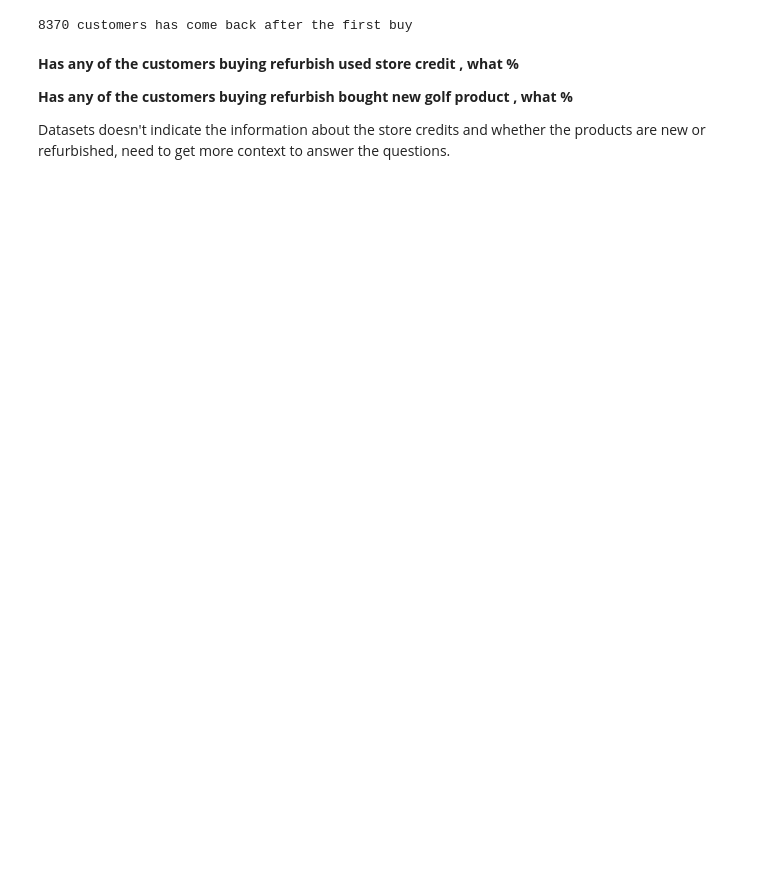
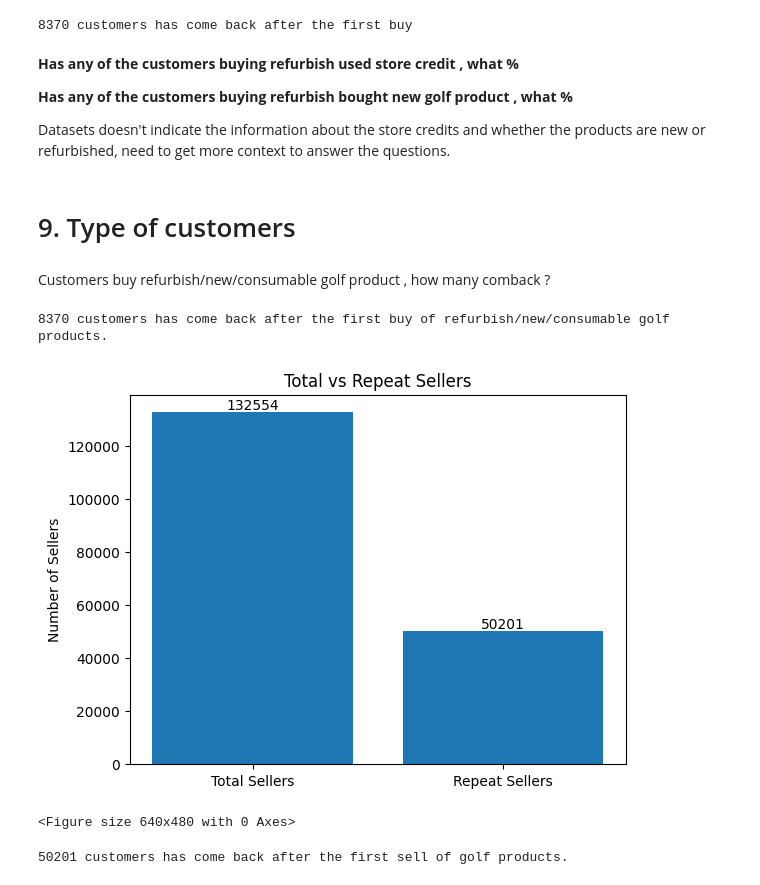
Before and after one commit to PavelZarankin/Cohora_task, a Jupyter notebook: Solutions.ipynb, the cells around one changed output. Drawn from its saved outputs; the diff is of its cells as text; code cells hidden in the pictures; blank space fills up the shorter version.

```diff
--- a/Solutions.ipynb
+++ b/Solutions.ipynb
@@ -561,3 +576,39 @@ print(f'{repeat_customer_count} customers has come back after the first buy.')
 **Has any of the customers buying refurbish bought new golf product , what %**
 
 Datasets doesn't indicate the information about the store credits and whether the products are new or refurbished, need to get more context to answer the questions.
+# %% [markdown]
+# 9. Type of customers
+# %% [markdown]
+Customers buy refurbish/new/consumable golf product  , how many comback ?
+# %%
+print(f'{repeat_customer_count} customers has come back after the first buy of refurbish/new/consumable golf products.')
+# %% [output]
+8370 customers has come back after the first buy of refurbish/new/consumable golf products.
+# %%
+customer_seller_counts = df_orders.groupby('customer_id').size()
+
+# Step 2: Identify repeat customers (more than 1 purchase)
+repeat_sellers = customer_seller_counts[customer_seller_counts > 1].index
+repeat_sellers_count = len(repeat_sellers)
+total_sellers = df_orders['customer_id'].nunique()
+# %%
+categories = ['Total Sellers', 'Repeat Sellers']
+counts = [total_sellers, repeat_sellers_count]
+plt.bar(categories, counts)
+plt.ylabel('Number of Sellers')
+plt.title('Total vs Repeat Sellers')
+
+# Annotate the bar plot with values
+for i, count in enumerate(counts):
+    plt.text(i, count + 0.1, str(count), ha='center', va='bottom')
+
+# Display the plot
+plt.show()
+plt.savefig('repeat_sellers.png', dpi=300, bbox_inches='tight')
+# %% [output]
+[figure, added]
+<Figure size 640x480 with 0 Axes>
+# %%
+print(f'{repeat_sellers_count} customers has come back after the first sell of golf products.')
+# %% [output]
+50201 customers has come back after the first sell of golf products.
```
Also changed, not shown: parts of 1 cell of this notebook.
